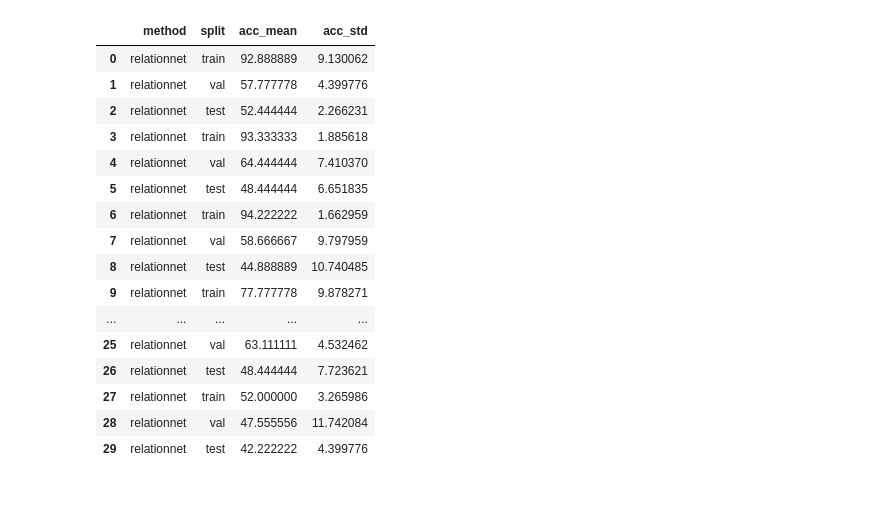
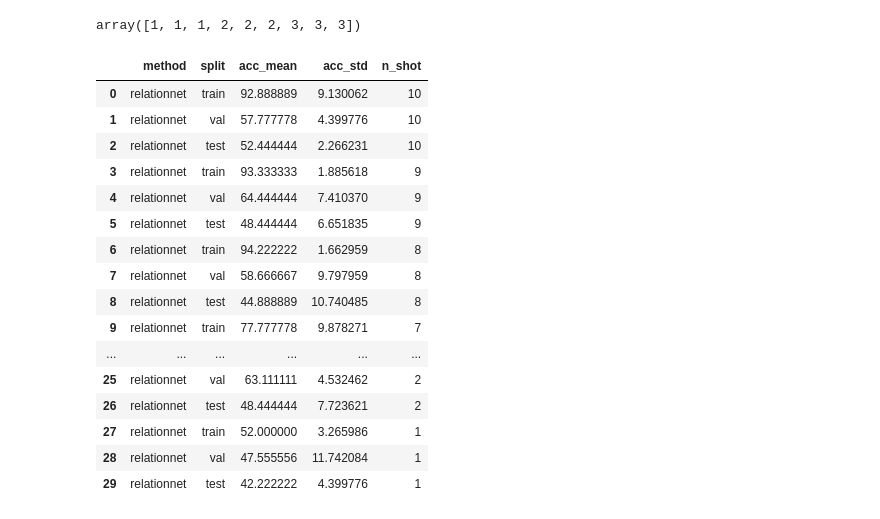
Before and after one commit to AdrienVannson/DLB-Project, a Jupyter notebook: vis1.ipynb, the cells around one changed output. Cells and saved outputs as stored; diff of their text form; code cells hidden in the pictures.

```diff
--- a/vis1.ipynb
+++ b/vis1.ipynb
@@ -5,23 +6,29 @@ import pandas as pd
 import warnings
 warnings.filterwarnings('ignore', category=FutureWarning)
+# %%
+a = [[1,2,3]]
+np.repeat(a,3)
+# %% [output]
+array([1, 1, 1, 2, 2, 2, 3, 3, 3])
 # %%
 df = pd.read_csv('wandb_export_sp_shot.csv')
+df['n_shot'] = np.repeat([list(reversed(range(1, 11)))], 3)
 df
 # %% [output]
-|  | method | split | acc_mean | acc_std |
-| 0 | relationnet | train | 92.888889 | 9.130062 |
-| 1 | relationnet | val | 57.777778 | 4.399776 |
-| 2 | relationnet | test | 52.444444 | 2.266231 |
-| 3 | relationnet | train | 93.333333 | 1.885618 |
-| 4 | relationnet | val | 64.444444 | 7.410370 |
-| 5 | relationnet | test | 48.444444 | 6.651835 |
-| 6 | relationnet | train | 94.222222 | 1.662959 |
-| 7 | relationnet | val | 58.666667 | 9.797959 |
-| 8 | relationnet | test | 44.888889 | 10.740485 |
-| 9 | relationnet | train | 77.777778 | 9.878271 |
-| ... | ... | ... | ... | ... |
-| 25 | relationnet | val | 63.111111 | 4.532462 |
-| 26 | relationnet | test | 48.444444 | 7.723621 |
-| 27 | relationnet | train | 52.000000 | 3.265986 |
-| 28 | relationnet | val | 47.555556 | 11.742084 |
-| 29 | relationnet | test | 42.222222 | 4.399776 |
+|  | method | split | acc_mean | acc_std | n_shot |
+| 0 | relationnet | train | 92.888889 | 9.130062 | 10 |
+| 1 | relationnet | val | 57.777778 | 4.399776 | 10 |
+| 2 | relationnet | test | 52.444444 | 2.266231 | 10 |
+| 3 | relationnet | train | 93.333333 | 1.885618 | 9 |
+| 4 | relationnet | val | 64.444444 | 7.410370 | 9 |
+| 5 | relationnet | test | 48.444444 | 6.651835 | 9 |
+| 6 | relationnet | train | 94.222222 | 1.662959 | 8 |
+| 7 | relationnet | val | 58.666667 | 9.797959 | 8 |
+| 8 | relationnet | test | 44.888889 | 10.740485 | 8 |
+| 9 | relationnet | train | 77.777778 | 9.878271 | 7 |
+| ... | ... | ... | ... | ... | ... |
+| 25 | relationnet | val | 63.111111 | 4.532462 | 2 |
+| 26 | relationnet | test | 48.444444 | 7.723621 | 2 |
+| 27 | relationnet | train | 52.000000 | 3.265986 | 1 |
+| 28 | relationnet | val | 47.555556 | 11.742084 | 1 |
+| 29 | relationnet | test | 42.222222 | 4.399776 | 1 |
```
Also changed, not shown: parts of 5 cells of this notebook, 4 other files.
